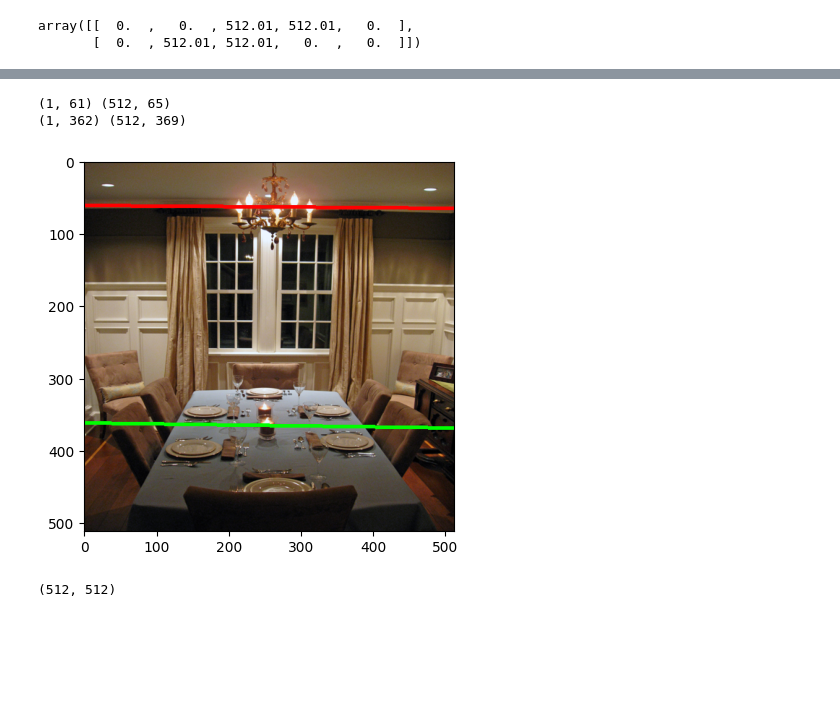
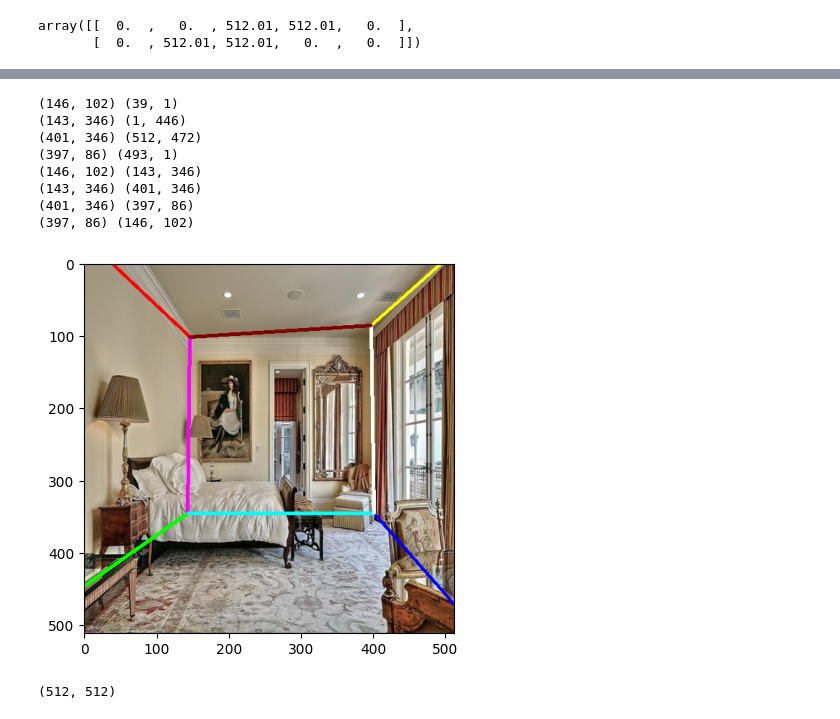
Before and after one commit to Rikharthu/LayoutNet, a Jupyter notebook: getLSUNRes.ipynb, the cells around one changed output, grey strips where cells are left out. Drawn from its saved outputs; the diff is of its cells as text; code cells hidden in the pictures; blank space fills up the shorter version.

Commit message:
Supporting room type 0

```diff
--- a/getLSUNRes.ipynb
+++ b/getLSUNRes.ipynb
@@ -70,19 +72,22 @@ edg.shape
 # %% [output]
 (512, 512, 3)
 # %%
-corn = loadmat(f'./result/res_lsun_ts_512_joint/cor_mat/{i}.mat')['x']
+# corn = loadmat(f'./result/res_lsun_ts_512_joint/cor_mat/{i}.mat')['x']
+corn = loadmat(os.path.join(results_dir, 'cor_mat', f'{i}.mat'))['x']
 corn = corn.transpose(1, 2, 0) # CHW -> HWC
 corn.shape
 # %% [output]
 (512, 512, 8)
 # %%
-corn_f = loadmat(f'./result/res_lsun_ts_512_joint/cor_mat_flip/{i}.mat')['x']
+# corn_f = loadmat(f'./result/res_lsun_ts_512_joint/cor_mat_flip/{i}.mat')['x']
+corn_f = loadmat(os.path.join(results_dir, 'cor_mat_flip', f'{i}.mat'))['x']
 corn_f = corn_f.transpose(1, 2, 0)
 corn_f.shape
 # %% [output]
 (512, 512, 8)
 # %%
-r_t = loadmat(f'./result/res_lsun_ts_512_joint/type/{i}.mat')['x']
+# r_t = loadmat(f'./result/res_lsun_ts_512_joint/type/{i}.mat')['x']
+r_t = loadmat(os.path.join(results_dir, 'type', f'{i}.mat'))['x']
 r_t = r_t.mean(axis=0)
 RecordId = r_t.argmax()
 
@@ -381,12 +514,16 @@ def seg2poly(s1, P):
         # Check if the cross point is inside the segment
         ind = np.logical_and(y >= 0, y < 1)
         if np.any(ind):
+            # print('aaa')
             X = a.squeeze() + b * y[np.where(ind)]
         else:
-            X = np.zeros((2, 0))
+            # print('bbb')
+            X = np.zeros((2,))
     else:
-        X = np.zeros((2, 0))
+        # print('ccc')
+        X = np.zeros((2,))
 
+    # print('\t returning', X)
     return X
 
 t_s1 = np.array([
@@ -619,24 +850,31 @@ data
 # %%
 image = np.array(im).copy()
 colors = [
     (255, 0 ,0 ),
     (0, 255 ,0 ),
     (0, 0 ,255 ),
     (255, 255 ,0 ),
     (255, 0 ,255 ),
     (0, 255 ,255 ),
     (255, 255 ,255 ),
+    (127, 0, 0)
 ]
 for (p1, p2), color in zip(lines, colors):
     print(p1, p2)
 
     image = cv2.line(image, p1, p2, color, 3)
 
 plt.imshow(image);
 # %% [output]
-(1, 61) (512, 65)
-(1, 362) (512, 369)
+(146, 102) (39, 1)
+(143, 346) (1, 446)
+(401, 346) (512, 472)
+(397, 86) (493, 1)
+(146, 102) (143, 346)
+(143, 346) (401, 346)
+(401, 346) (397, 86)
+(397, 86) (146, 102)
-[figure, old version]
+[figure, new version]
 # %%
 import mat73
 
```
Also changed, not shown: parts of 21 cells of this notebook, 1 other file.
